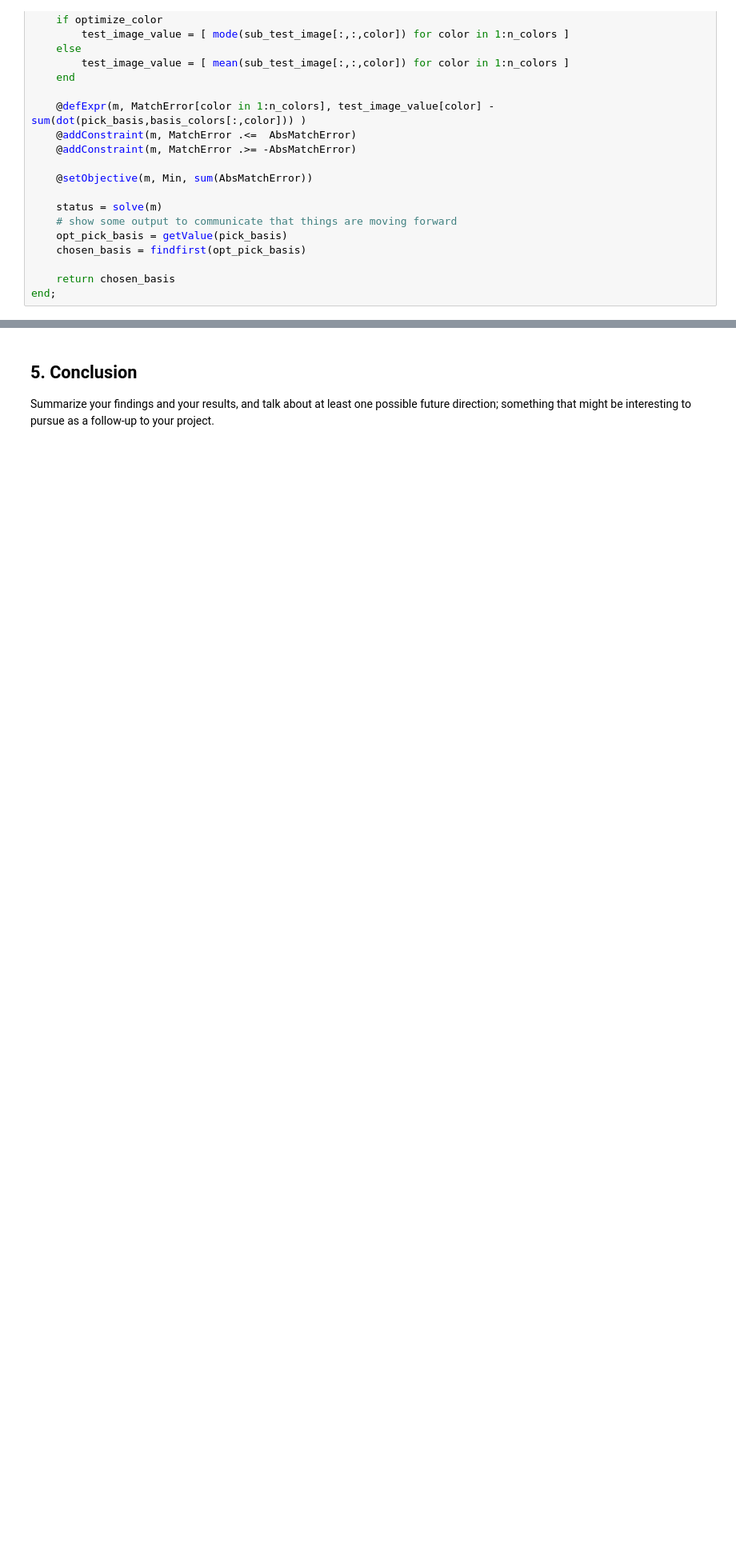
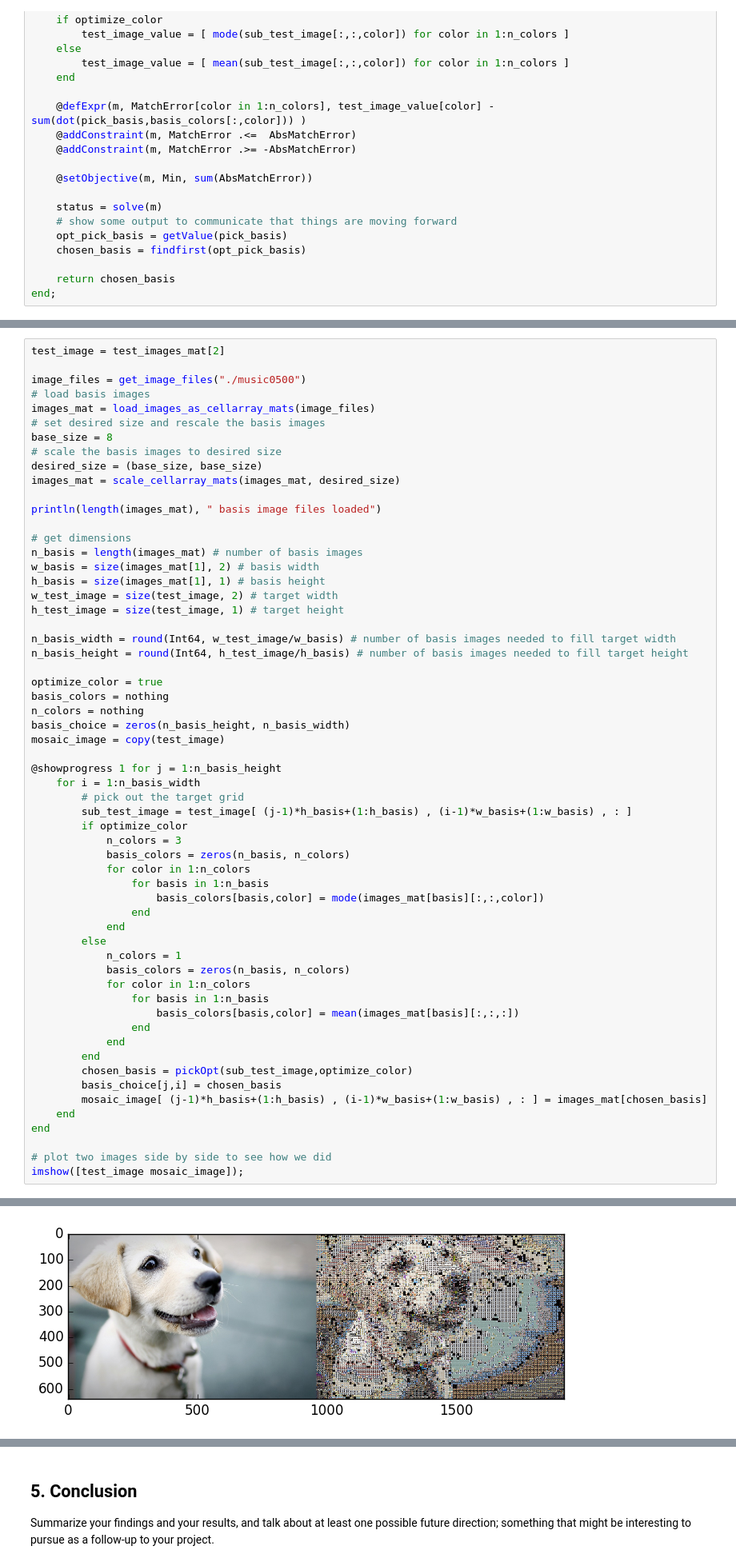
Before and after one commit to saraghav/ECE524_FinalProject, a Jupyter notebook: Project_Report.ipynb, the cells around one changed output, grey strips where cells are left out. Shown at 80% size. Drawn from its saved outputs; the diff is of its cells as text; blank space fills up the shorter version.

```diff
--- a/Project_Report.ipynb
+++ b/Project_Report.ipynb
@@ -324,0 +341,60 @@ imshow([test_image mosaic_image]);
+# %%
+test_image = test_images_mat[2]
+
+image_files = get_image_files("./music0500")
+# load basis images
+images_mat = load_images_as_cellarray_mats(image_files)
+# set desired size and rescale the basis images
+base_size = 8
+# scale the basis images to desired size
+desired_size = (base_size, base_size)
+images_mat = scale_cellarray_mats(images_mat, desired_size)
+
+println(length(images_mat), " basis image files loaded")
+
+# get dimensions
+n_basis = length(images_mat) # number of basis images
+w_basis = size(images_mat[1], 2) # basis width
+h_basis = size(images_mat[1], 1) # basis height
+w_test_image = size(test_image, 2) # target width
+h_test_image = size(test_image, 1) # target height
+
+n_basis_width = round(Int64, w_test_image/w_basis) # number of basis images needed to fill target width
+n_basis_height = round(Int64, h_test_image/h_basis) # number of basis images needed to fill target height
+
+optimize_color = true
+basis_colors = nothing
+n_colors = nothing
+basis_choice = zeros(n_basis_height, n_basis_width)
+mosaic_image = copy(test_image)
+
+@showprogress 1 for j = 1:n_basis_height
+    for i = 1:n_basis_width
+        # pick out the target grid
+        sub_test_image = test_image[ (j-1)*h_basis+(1:h_basis) , (i-1)*w_basis+(1:w_basis) , : ]
+        if optimize_color
+            n_colors = 3
+            basis_colors = zeros(n_basis, n_colors)
+            for color in 1:n_colors
+                for basis in 1:n_basis
+                    basis_colors[basis,color] = mode(images_mat[basis][:,:,color])
+                end
+            end
+        else
+            n_colors = 1
+            basis_colors = zeros(n_basis, n_colors)
+            for color in 1:n_colors
+                for basis in 1:n_basis
+                    basis_colors[basis,color] = mean(images_mat[basis][:,:,:])
+                end
+            end
+        end
+        chosen_basis = pickOpt(sub_test_image,optimize_color)
+        basis_choice[j,i] = chosen_basis
+        mosaic_image[ (j-1)*h_basis+(1:h_basis) , (i-1)*w_basis+(1:w_basis) , : ] = images_mat[chosen_basis]
+    end
+end
+
+# plot two images side by side to see how we did
+imshow([test_image mosaic_image]);
+# %% [output]
@@ -325,3 +403,4 @@ imshow([test_image mosaic_image]);
+[figure, added]
 # %% [markdown]
 ## 4. Results and discussion ##
 
```
Also changed, not shown: parts of 7 cells of this notebook.
